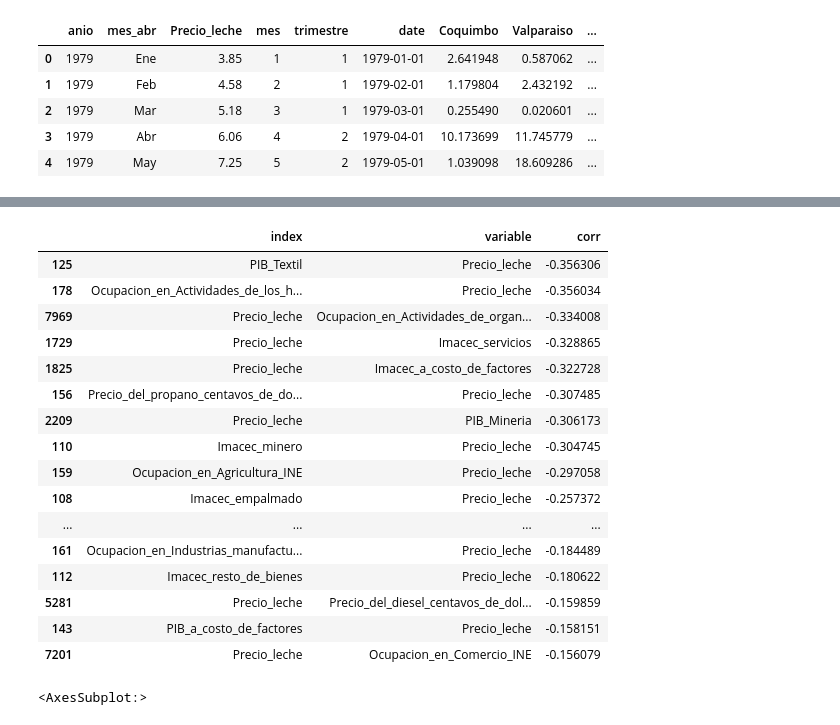
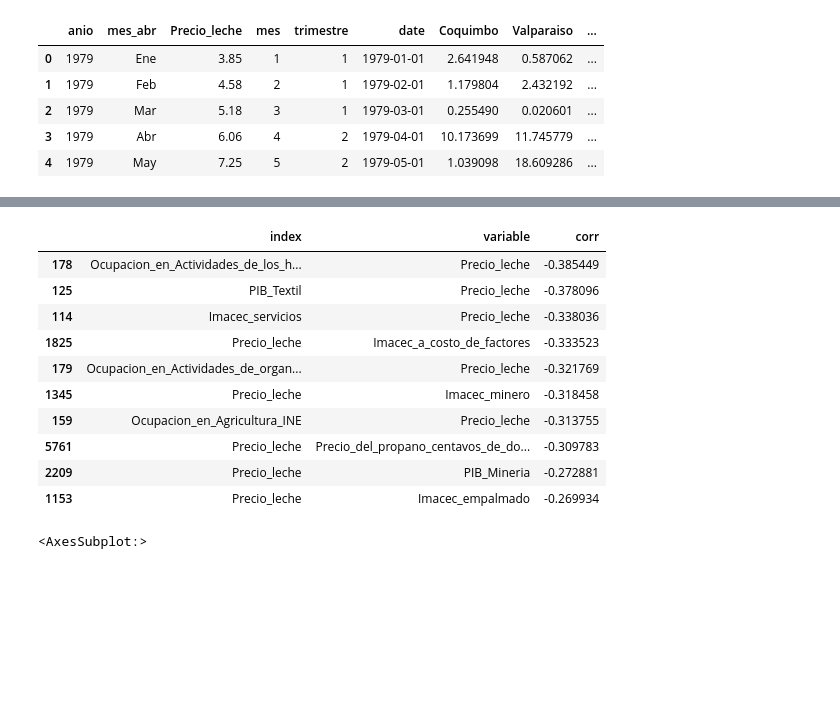
Before and after one commit to fbetteo/spike, a Jupyter notebook: desafio.ipynb, the cells around one changed output, grey strips where cells are left out. Cells and saved outputs as stored; diff of their text form; code cells hidden in the pictures; blank space fills up the shorter version.

```diff
--- a/desafio.ipynb
+++ b/desafio.ipynb
@@ -230,5 +250,5 @@ plt.tight_layout()
 [figure]
 # %%
 # Generamos una version donde se rellenan NA con el primer valor válido anterior. No resuelve outliers pero si algunas suciedades del datasets.
-filled_dataset = banco_central_clean.fillna(method="ffill")
+filled_banco_central = banco_central_clean.fillna(method="ffill")
 # %%
@@ -346,7 +366,7 @@ leche.head(10)
 | 9 | 1979 | Oct | 5.79 | 10 | 4 |
 # %%
 # merge
-df_full = leche.merge(precipitaciones, how='left', on=['anio','mes']).merge(banco_central_clean, how='left', on=['anio', 'mes'])
+df_full = leche.merge(precipitaciones, how='left', on=['anio','mes']).merge(filled_banco_central, how='left', on=['anio', 'mes'])
 df_full.head()
 # %% [output]
 |  | anio | mes_abr | Precio_leche | mes | trimestre | date | Coquimbo | Valparaiso | ... |
@@ -404,23 +417,17 @@ corr_reduced.query('index == "Precio_leche" or variable=="Precio_leche"').sort_v
 # %%
-corr_reduced.query('index == "Precio_leche" or variable=="Precio_leche"').sort_values('corr', ascending=True).head(25)
+corr_reduced.query('index == "Precio_leche" or variable=="Precio_leche"').sort_values('corr', ascending=True).head(10)
 # %% [output]
 |  | index | variable | corr |
-| 125 | PIB_Textil | Precio_leche | -0.356306 |
-| 178 | Ocupacion_en_Actividades_de_los_h... | Precio_leche | -0.356034 |
-| 7969 | Precio_leche | Ocupacion_en_Actividades_de_organ... | -0.334008 |
-| 1729 | Precio_leche | Imacec_servicios | -0.328865 |
-| 1825 | Precio_leche | Imacec_a_costo_de_factores | -0.322728 |
-| 156 | Precio_del_propano_centavos_de_do... | Precio_leche | -0.307485 |
-| 2209 | Precio_leche | PIB_Mineria | -0.306173 |
-| 110 | Imacec_minero | Precio_leche | -0.304745 |
-| 159 | Ocupacion_en_Agricultura_INE | Precio_leche | -0.297058 |
-| 108 | Imacec_empalmado | Precio_leche | -0.257372 |
-| ... | ... | ... | ... |
-| 161 | Ocupacion_en_Industrias_manufactu... | Precio_leche | -0.184489 |
-| 112 | Imacec_resto_de_bienes | Precio_leche | -0.180622 |
-| 5281 | Precio_leche | Precio_del_diesel_centavos_de_dol... | -0.159859 |
-| 143 | PIB_a_costo_de_factores | Precio_leche | -0.158151 |
-| 7201 | Precio_leche | Ocupacion_en_Comercio_INE | -0.156079 |
+| 178 | Ocupacion_en_Actividades_de_los_h... | Precio_leche | -0.385449 |
+| 125 | PIB_Textil | Precio_leche | -0.378096 |
+| 114 | Imacec_servicios | Precio_leche | -0.338036 |
+| 1825 | Precio_leche | Imacec_a_costo_de_factores | -0.333523 |
+| 179 | Ocupacion_en_Actividades_de_organ... | Precio_leche | -0.321769 |
+| 1345 | Precio_leche | Imacec_minero | -0.318458 |
+| 159 | Ocupacion_en_Agricultura_INE | Precio_leche | -0.313755 |
+| 5761 | Precio_leche | Precio_del_propano_centavos_de_do... | -0.309783 |
+| 2209 | Precio_leche | PIB_Mineria | -0.272881 |
+| 1153 | Precio_leche | Imacec_empalmado | -0.269934 |
 # %%
 # Generate a mask for the upper triangle
 mask = np.triu(np.ones_like(corr, dtype=bool))
```
Also changed, not shown: parts of 52 cells of this notebook, 1 other file.
